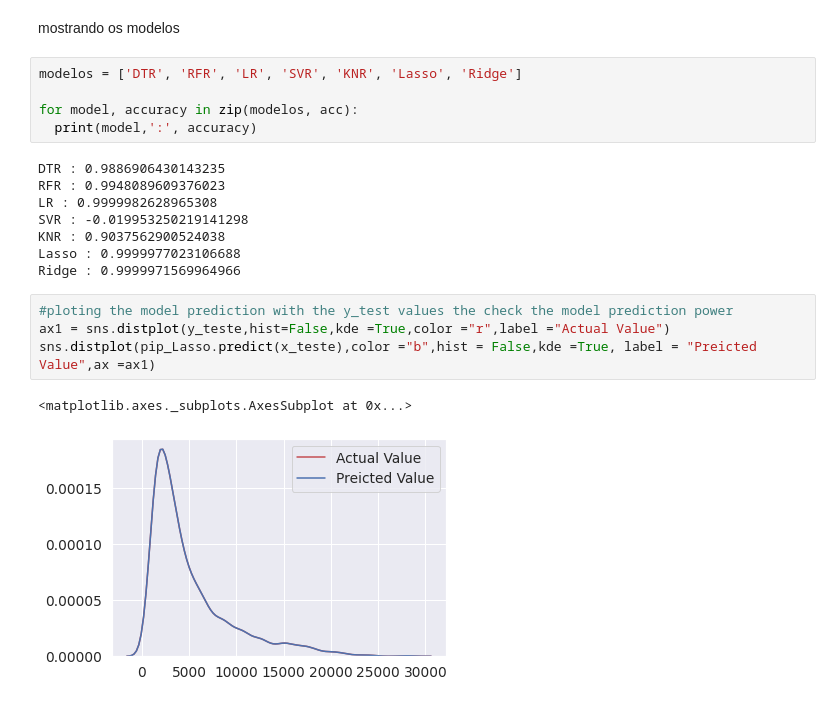
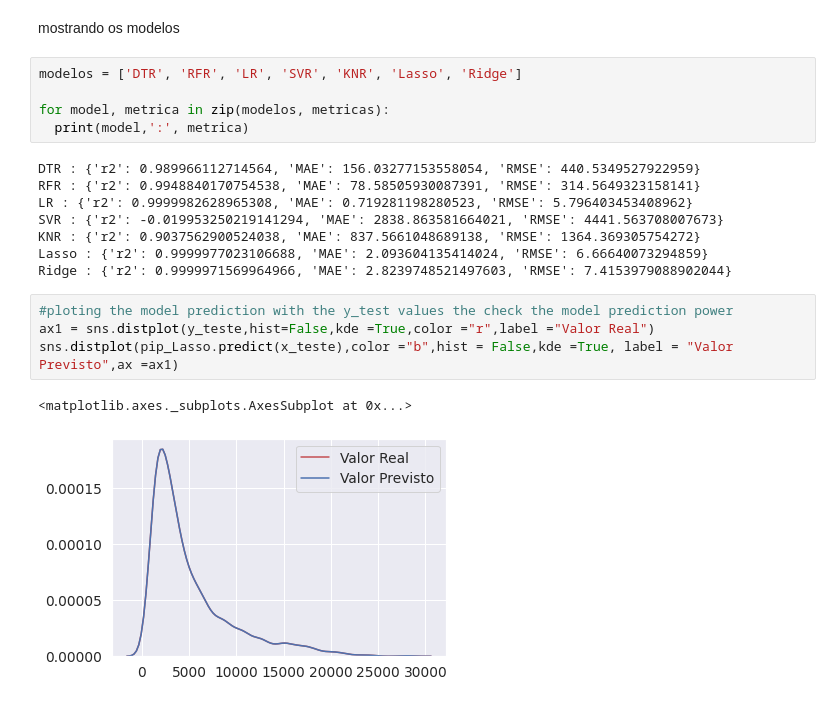
Before and after one commit to marcos-s1/Aluguel, a Jupyter notebook: Aluguel.ipynb, the cells around one changed output. Saved outputs shown, nothing was run; the diff lists cells and outputs as text.

```diff
--- a/Aluguel.ipynb
+++ b/Aluguel.ipynb
@@ -464,20 +534,20 @@ mostrando os modelos
 # %%
 modelos = ['DTR', 'RFR', 'LR', 'SVR', 'KNR', 'Lasso', 'Ridge']
 
-for model, accuracy in zip(modelos, acc):
-  print(model,':', accuracy)
+for model, metrica in zip(modelos, metricas):
+  print(model,':', metrica)
 # %% [output]
-DTR : 0.9886906430143235
-RFR : 0.9948089609376023
-LR : 0.9999982628965308
-SVR : -0.019953250219141298
-KNR : 0.9037562900524038
-Lasso : 0.9999977023106688
-Ridge : 0.9999971569964966
+DTR : {'r2': 0.989966112714564, 'MAE': 156.03277153558054, 'RMSE': 440.5349527922959}
+RFR : {'r2': 0.9948840170754538, 'MAE': 78.58505930087391, 'RMSE': 314.5649323158141}
+LR : {'r2': 0.9999982628965308, 'MAE': 0.719281198280523, 'RMSE': 5.796403453408962}
+SVR : {'r2': -0.019953250219141294, 'MAE': 2838.863581664021, 'RMSE': 4441.563708007673}
+KNR : {'r2': 0.9037562900524038, 'MAE': 837.5661048689138, 'RMSE': 1364.369305754272}
+Lasso : {'r2': 0.9999977023106688, 'MAE': 2.093604135414024, 'RMSE': 6.66640073294859}
+Ridge : {'r2': 0.9999971569964966, 'MAE': 2.8239748521497603, 'RMSE': 7.4153979088902044}
 # %%
 #ploting the model prediction with the y_test values the check the model prediction power
-ax1 = sns.distplot(y_teste,hist=False,kde =True,color ="r",label ="Actual Value")
-sns.distplot(pip_Lasso.predict(x_teste),color ="b",hist = False,kde =True, label = "Preicted Value",ax =ax1)
+ax1 = sns.distplot(y_teste,hist=False,kde =True,color ="r",label ="Valor Real")
+sns.distplot(pip_Lasso.predict(x_teste),color ="b",hist = False,kde =True, label = "Valor Previsto",ax =ax1)
 # %% [output]
 <matplotlib.axes._subplots.AxesSubplot at 0x...>
-[figure, old version]
+[figure, new version]
```
Also changed, not shown: parts of 6 cells of this notebook.
